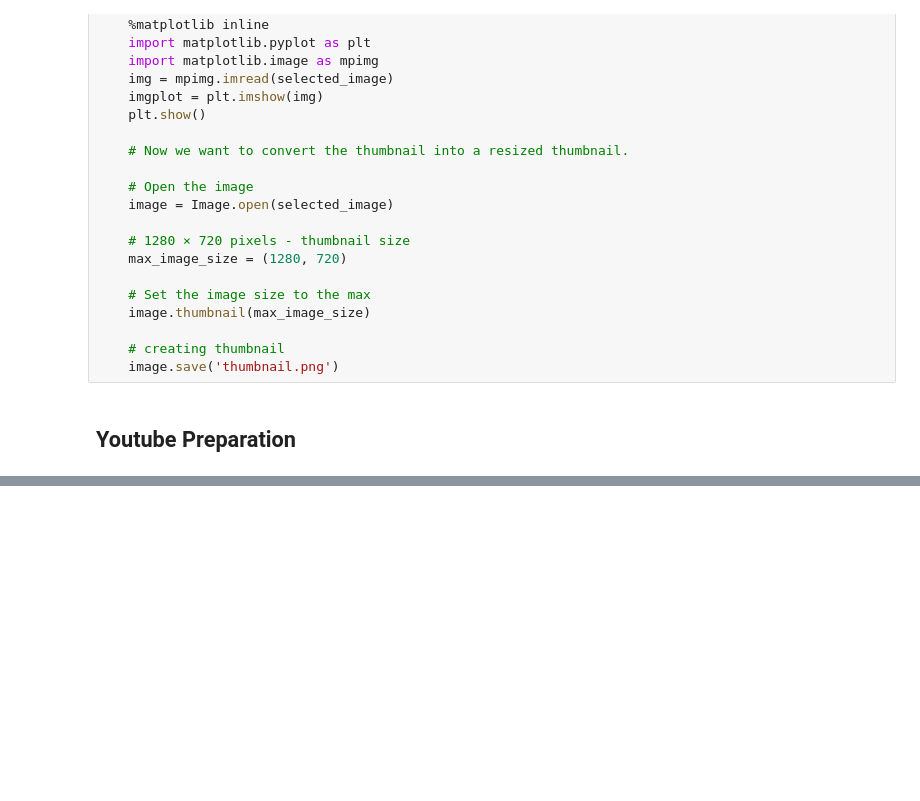
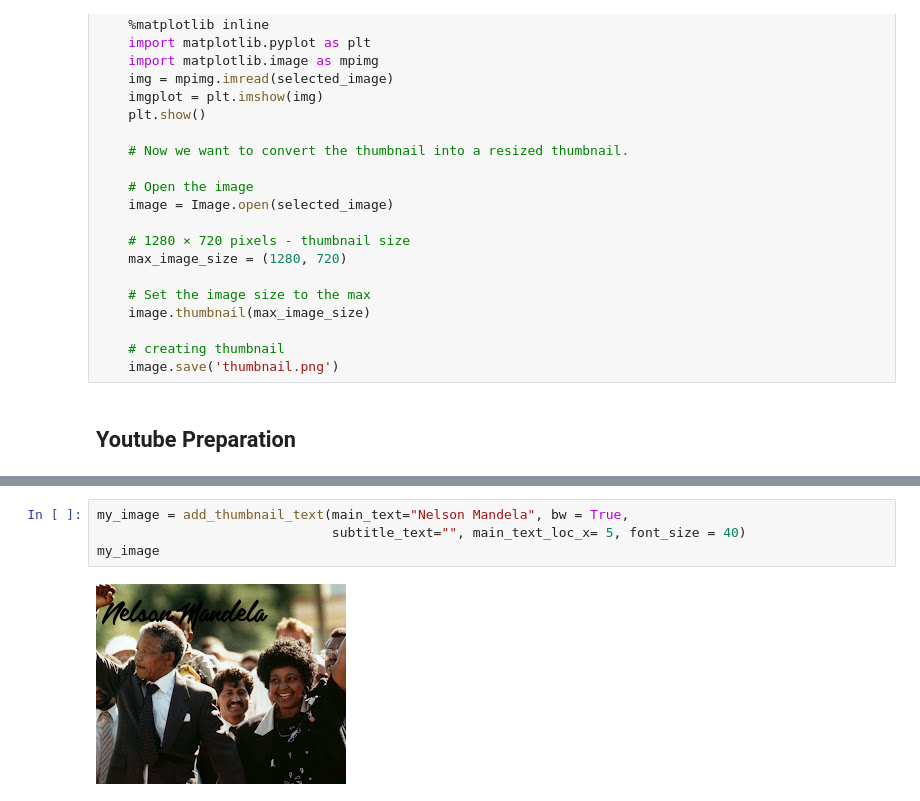
Before and after one commit to BenJCross1995/Video-from-Script, a Jupyter notebook: Video Creation.ipynb, the cells around one changed output, grey strips where cells are left out. Saved outputs shown, nothing was run; the diff lists cells and outputs as text; blank space fills up the shorter version.

```diff
--- a/Video Creation.ipynb
+++ b/Video Creation.ipynb
@@ -242,0 +345,6 @@ create_thumbnail('Marie Curie')
+# %%
+my_image = add_thumbnail_text(main_text="Nelson Mandela", bw = True,
+                              subtitle_text="", main_text_loc_x= 5, font_size = 40)
+my_image
+# %% [output]
+[figure, added]
```
Also changed, not shown: parts of 19 cells of this notebook, 36 other files.
